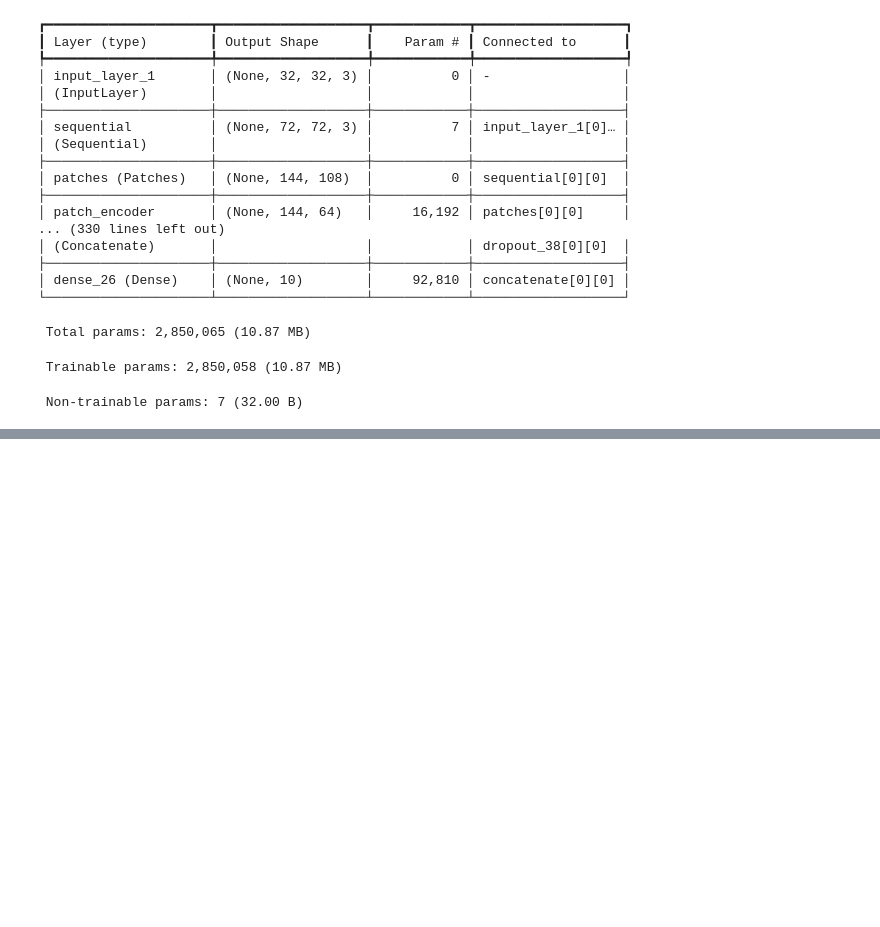
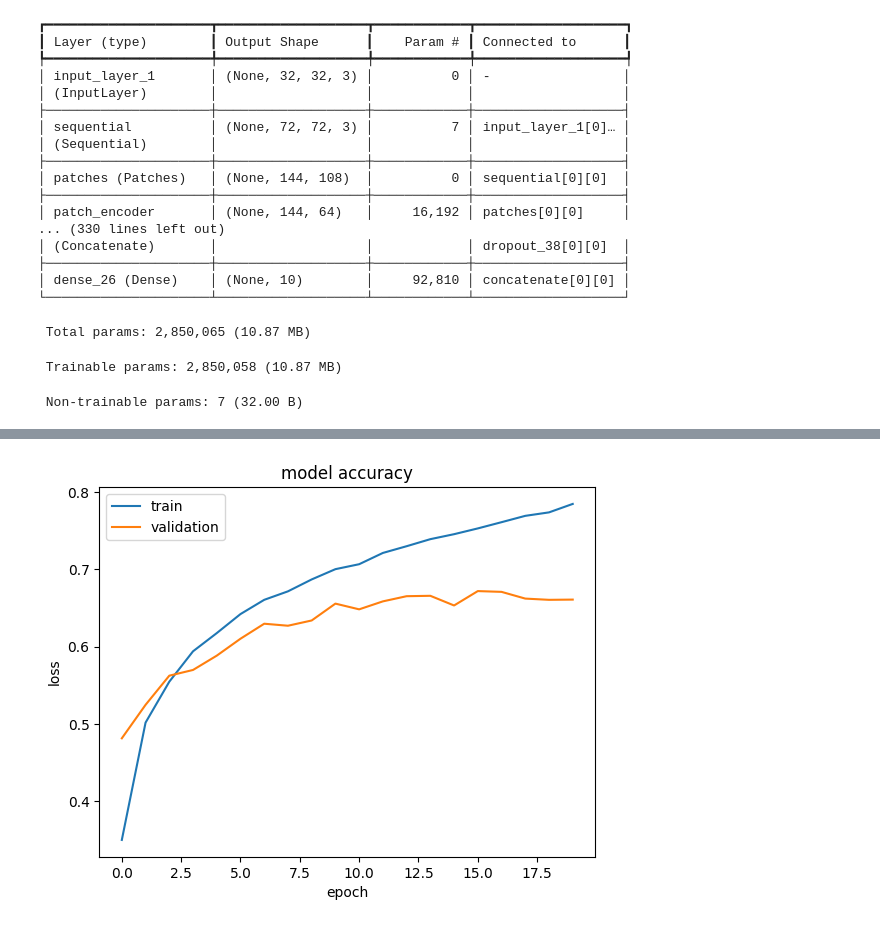
Before and after one commit to Sekigahara/CNN-Visual-Transformer, a Jupyter notebook: 3.0 Concatenate CNN and ViT Cifar 10.ipynb, the cells around one changed output, grey strips where cells are left out. Cells and saved outputs as stored; diff of their text form; code cells hidden in the pictures; blank space fills up the shorter version.

Commit message:
Adding trained model and other CNN architecture training

```diff
--- a/3.0 Concatenate CNN and ViT Cifar 10.ipynb
+++ b/3.0 Concatenate CNN and ViT Cifar 10.ipynb
@@ -42,7 +42,7 @@ patch_size = 6  # Size of the patches to be extract from the input images
 num_patches = (image_size // patch_size) ** 2
 projection_dim = 64
 num_heads = 12
-final_dropout_layer = 0.3
+final_dropout_layer = 0.4
 transformer_units = [
     projection_dim * 2,
     projection_dim,
@@ -51,6 +51,21 @@ transformer_layers = 12
 mlp_head_units = [
     3072,
 ]
+
+config_json = {
+    "learning_rate" : learning_rate,
+    "batch_size" : batch_size,
+    "num_epochs" : num_epochs,
+    "image_size" : image_size,
+    "patch_size" : patch_size,
+    "num_patches" : num_patches,
+    "projection_dim" : projection_dim,
+    "num_heads" : num_heads,
+    "final_dropout_layer" : final_dropout_layer,
+    "transformer_units" : transformer_units,
+    "transformer_layers" : transformer_layers,
+    "mlp_head_units" : mlp_head_units
+}
 # %%
 from modules.vision_transformers.patches import Patches
 from modules.vision_transformers.patch_encoder import PatchEncoder, mlp
@@ -58,7 +73,11 @@ from modules.vision_transformers.patch_encoder import PatchEncoder, mlp
 # Data Augmentation for resize
 data_augmentation = tf.keras.Sequential([
     tf.keras.layers.Normalization(),
-    tf.keras.layers.Resizing(image_size, image_size)
+    tf.keras.layers.Resizing(image_size, image_size),
+    tf.keras.layers.RandomFlip("horizontal"),
+    tf.keras.layers.RandomRotation(factor=0.02),
+    tf.keras.layers.RandomZoom(height_factor=0.2, width_factor=0.2),
+    tf.keras.layers.RandomContrast(factor=0.1)
 ])
 
 # Compute the average and variance of the training data for normalization purpose
@@ -172,13 +191,13 @@ Model: "functional_2"
  Non-trainable params: 7 (32.00 B)
 # %%
 total_steps = len(x_train) * num_epochs
-decay_steps = total_steps * 0.3
+decay_steps = total_steps * 0.4
 # Cosine Learning Rate Decay
 cosine_decay_scheduler = tf.keras.optimizers.schedules.CosineDecay(
     initial_learning_rate=learning_rate,
     decay_steps=decay_steps,
     alpha=0.1,
-    warmup_steps=10000
+    warmup_steps=15000
 )
 # %%
 # Compile the model
@@ -220,10 +264,12 @@ plt.show()
 # %%
 # Save Train result
 fig = plt.gcf()
 plt.plot(history.history['accuracy'])
 plt.plot(history.history['val_accuracy'])
-plt.title('model loss')
+plt.title('model accuracy')
 plt.xlabel('epoch')
 plt.ylabel('loss')
 plt.legend(['train', 'validation'], loc='upper left')
 plt.show()
+# %% [output]
+[figure, added]
```
Also changed, not shown: parts of 11 cells of this notebook, 5 other files.
